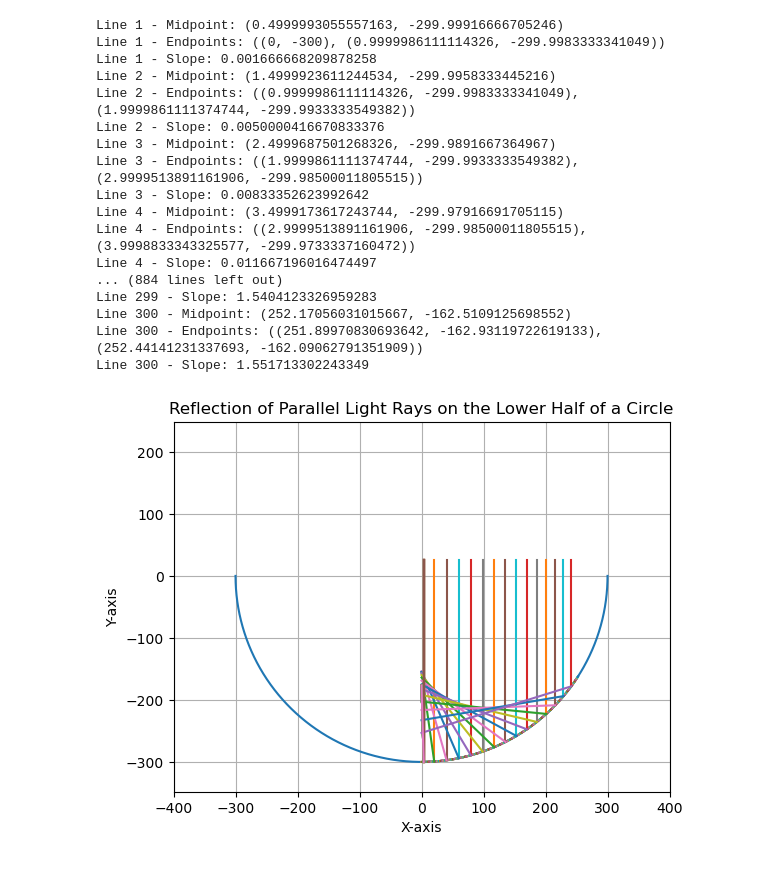
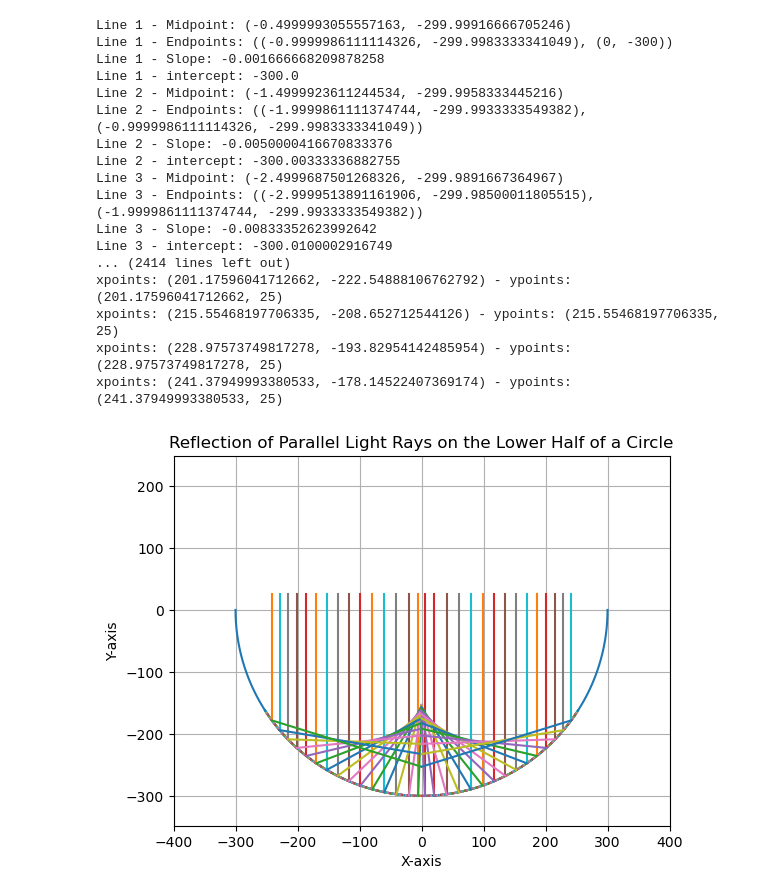
Before and after one commit to xiuxiua8/MCM_ProblemA, a Jupyter notebook: draw.ipynb, the cells around one changed output. Saved outputs shown, nothing was run; the diff lists cells and outputs as text; code cells hidden in the pictures.

Commit message:
right && left

```diff
--- a/draw.ipynb
+++ b/draw.ipynb
@@ -171,85 +198,89 @@ def lineplot(p1, p2, label=None):
 
 
 def reflect_slope(k1,k):
-    return (k1*k*k-k1+2*k)/(2*k1*k-k*k+1)
+    return ((k*k-1)+2*k/k1)/(2*k-(k*k-1)/k1)
 
 
 
-def circle_reflect_simple(index):
+def circle_reflect_simple(index,line_segments_array,tag):
 
-    # 示例用法
+    # 入射
     p1 = line_segments_array[index].get_midpoint()
     p2 = (line_segments_array[index].get_midpoint()[0], 25)
-    #print(f"xpoints: {p1} - ypoints: {p2}")
-
-    # 在图形中绘制线段，并添加标签
+    print(f"xpoints: {p1} - ypoints: {p2}")
     lineplot(p1, p2, label=f'Slope: {line_segments_array[index].get_slope()}')
 
-    #k1 = float('inf')
-    k1 = 1000
+    k1 = float('inf')
+    #k1 = np.tan(np.pi * 80/180)
+    #k1 = 1000000000
 
+    # 反射
     slope = reflect_slope(k1,line_segments_array[index].get_slope())
-
-    line = LineSegment(left_endpoint=line_segments_array[index].get_endpoints()[0], slope=slope)
-
+    line = LineSegment(left_endpoint=line_segments_array[index].get_endpoints()[tag], slope=slope)
     p3 = (0, line.intercept())
     lineplot(p1, p3, label=f'Slope: {line_segments_array[index].get_slope()}')
 # %%
 # 创建一个图形窗口和子图对象
 fig, ax = plt.subplots()
 
 
 # draw a circle
 draw_circle(fig, ax)
 
 
 # draw a bunch of  line segments to fit the circle
-line_segments_array = []
+line_segments_arrayR = []
+line_segments_arrayL = []
 
-find_line_segments_circle(line_segments_array)
+find_line_segments_circle(line_segments_arrayR,line_segments_arrayL)
 
-print_line_segments(line_segments_array)
+print_line_segments(line_segments_arrayR)
+print_line_segments(line_segments_arrayL)
 
-plot_line_segments(line_segments_array, fig, ax)
+plot_line_segments(line_segments_arrayR, fig, ax)
+plot_line_segments(line_segments_arrayL, fig, ax)
+
+circle_reflect_simple(5, line_segments_arrayR, 1)
+circle_reflect_simple(5, line_segments_arrayL, 0)
 
 for i in range(1, 15):
-    circle_reflect_simple(20 * i)
+    circle_reflect_simple(20 * i, line_segments_arrayR, 1)
 
-#for i in range(1,10):
-    circle_reflect_simple(3)
+for i in range(1, 15):
+    circle_reflect_simple(20 * i, line_segments_arrayL, 0)
 
 # set equal
 plt.axis('equal')
 
 # set the range
 plt.xlim(-400, 400)
 plt.ylim(-350, 250)
 
 plt.title('Reflection of Parallel Light Rays on the Lower Half of a Circle')
 plt.xlabel('X-axis')
 plt.ylabel('Y-axis')
 #plt.legend()
 plt.grid(True)
 plt.show()
 # %% [output]
-Line 1 - Midpoint: (0.4999993055557163, -299.99916666705246)
-Line 1 - Endpoints: ((0, -300), (0.9999986111114326, -299.9983333341049))
-Line 1 - Slope: 0.001666668209878258
-Line 2 - Midpoint: (1.4999923611244534, -299.9958333445216)
-Line 2 - Endpoints: ((0.9999986111114326, -299.9983333341049), (1.9999861111374744, -299.9933333549382))
-Line 2 - Slope: 0.0050000416670833376
-Line 3 - Midpoint: (2.4999687501268326, -299.9891667364967)
-Line 3 - Endpoints: ((1.9999861111374744, -299.9933333549382), (2.9999513891161906, -299.98500011805515))
-Line 3 - Slope: 0.00833352623992642
-Line 4 - Midpoint: (3.4999173617243744, -299.97916691705115)
-Line 4 - Endpoints: ((2.9999513891161906, -299.98500011805515), (3.9998833343325577, -299.9733337160472))
-Line 4 - Slope: 0.011667196016474497
-... (884 lines left out)
-Line 299 - Slope: 1.5404123326959283
-Line 300 - Midpoint: (252.17056031015667, -162.5109125698552)
-Line 300 - Endpoints: ((251.89970830693642, -162.93119722619133), (252.44141231337693, -162.09062791351909))
-Line 300 - Slope: 1.551713302243349
+Line 1 - Midpoint: (-0.4999993055557163, -299.99916666705246)
+Line 1 - Endpoints: ((-0.9999986111114326, -299.9983333341049), (0, -300))
+Line 1 - Slope: -0.001666668209878258
+Line 1 - intercept: -300.0
+Line 2 - Midpoint: (-1.4999923611244534, -299.9958333445216)
+Line 2 - Endpoints: ((-1.9999861111374744, -299.9933333549382), (-0.9999986111114326, -299.9983333341049))
+Line 2 - Slope: -0.0050000416670833376
+Line 2 - intercept: -300.00333336882755
+Line 3 - Midpoint: (-2.4999687501268326, -299.9891667364967)
+Line 3 - Endpoints: ((-2.9999513891161906, -299.98500011805515), (-1.9999861111374744, -299.9933333549382))
+Line 3 - Slope: -0.00833352623992642
+Line 3 - intercept: -300.0100002916749
+... (2414 lines left out)
+xpoints: (201.17596041712662, -222.54888106762792) - ypoints: (201.17596041712662, 25)
+xpoints: (215.55468197706335, -208.652712544126) - ypoints: (215.55468197706335, 25)
+xpoints: (228.97573749817278, -193.82954142485954) - ypoints: (228.97573749817278, 25)
+xpoints: (241.37949993380533, -178.14522407369174) - ypoints: (241.37949993380533, 25)
-[figure, old version]
+[figure, new version]
 # %%
 intercept_array = []
 
```
Also changed, not shown: parts of 5 cells of this notebook.
